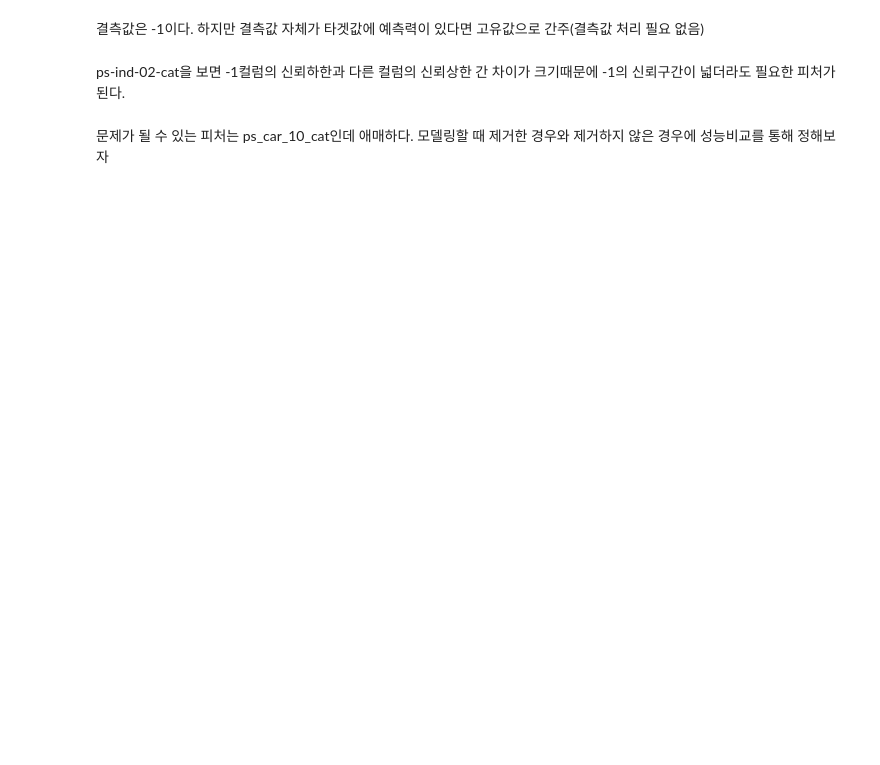
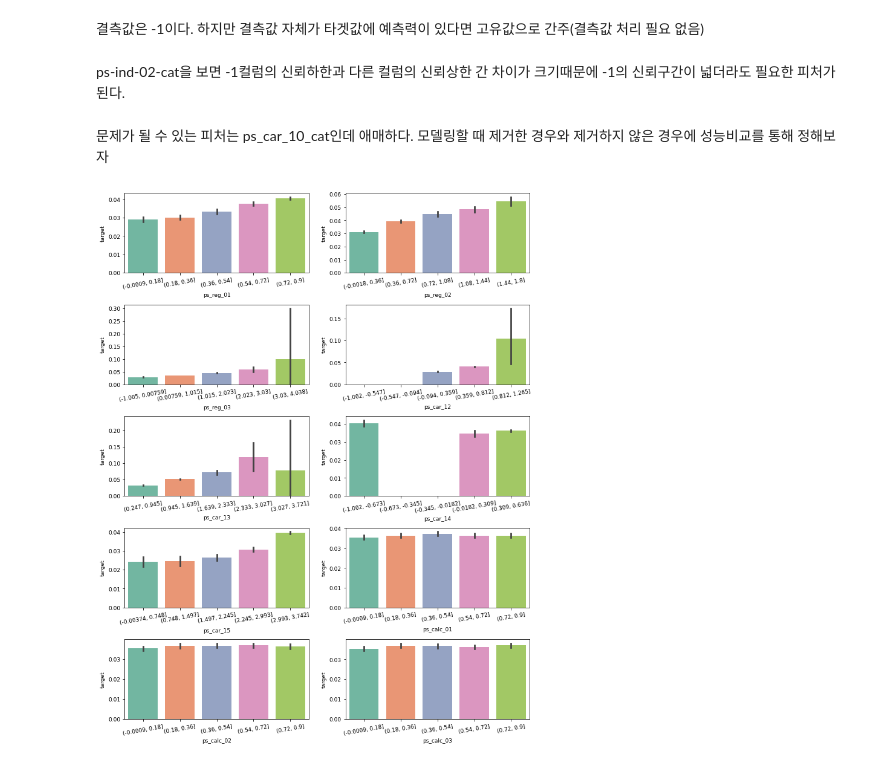
Before and after one commit to SunBinHong00/STUDY-musthave_mldl_problem_solving, a Jupyter notebook: 08장/Kaggle-porto-seguro-safe-driver-prediction.ipynb, the cells around one changed output. Drawn from its saved outputs; the diff is of its cells as text; code cells hidden in the pictures; blank space fills up the shorter version.

```diff
--- a/08장/Kaggle-porto-seguro-safe-driver-prediction.ipynb
+++ b/08장/Kaggle-porto-seguro-safe-driver-prediction.ipynb
@@ -157,0 +188,16 @@ plot_target_ratio_by_features(train, nom_features[4:], 4, 2, (12,20)) # 4행 2
+# %%
+cont_features = summary[summary['데이터 종류'] == '연속형'].index # 연속형 피처
+# %%
+plt.figure(figsize=(12, 16))                # Figure 크기 설정
+grid = gridspec.GridSpec(5, 2)              # GridSpec 객체 생성
+plt.subplots_adjust(wspace=0.2, hspace=0.4) # 서브플롯 간 여백 설정
+
+for idx, cont_feature in enumerate(cont_features):
+    # 값을 5개 구간으로 나누기
+    train[cont_feature] = pd.cut(train[cont_feature], 5)
+
+    ax = plt.subplot(grid[idx])                # 분포도를 그릴 서브플롯 설정
+    sns.barplot(x=cont_feature, y='target', data=train, palette='Set2', ax=ax)
+    ax.tick_params(axis='x', labelrotation=10) # x축 라벨 회전
+# %% [output]
+[figure, added]
```
Also changed, not shown: parts of 61 cells of this notebook.
